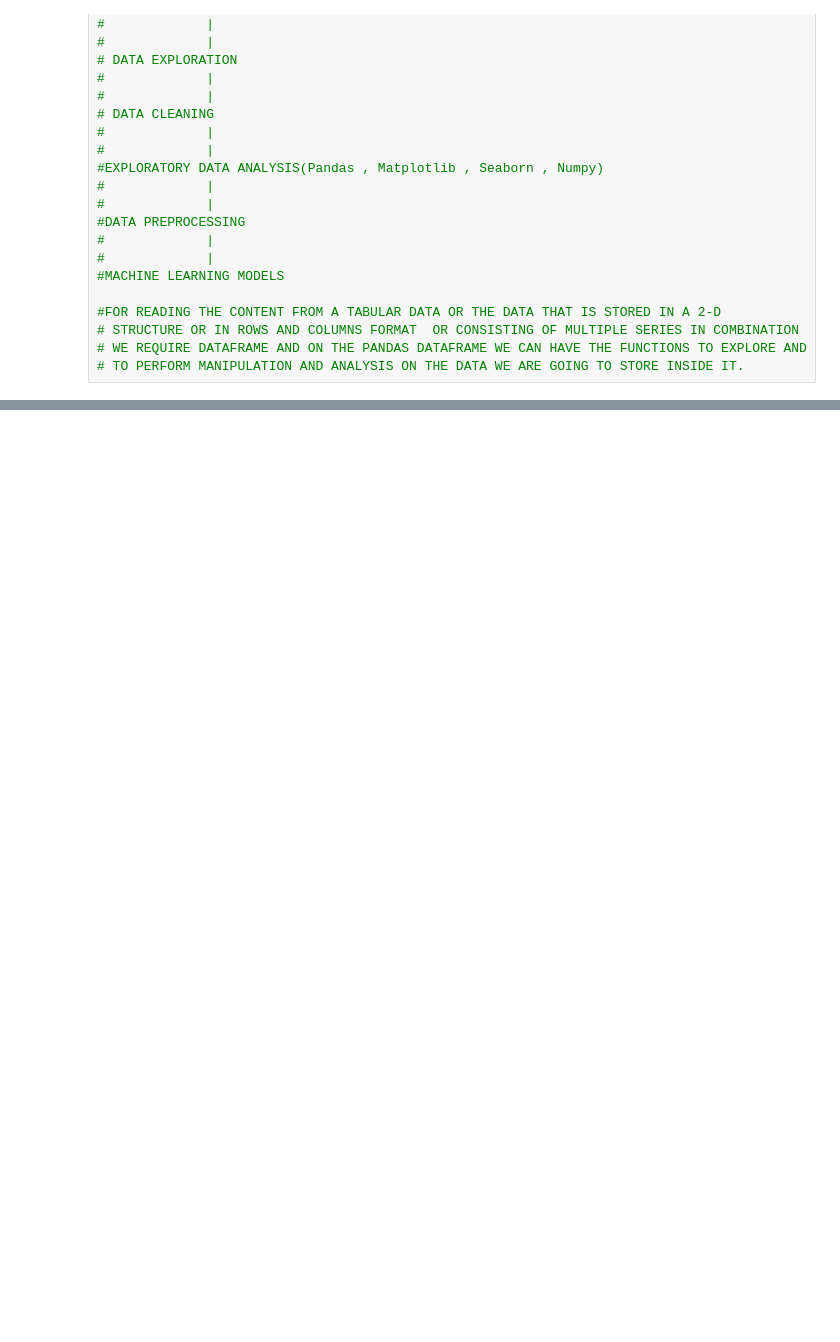
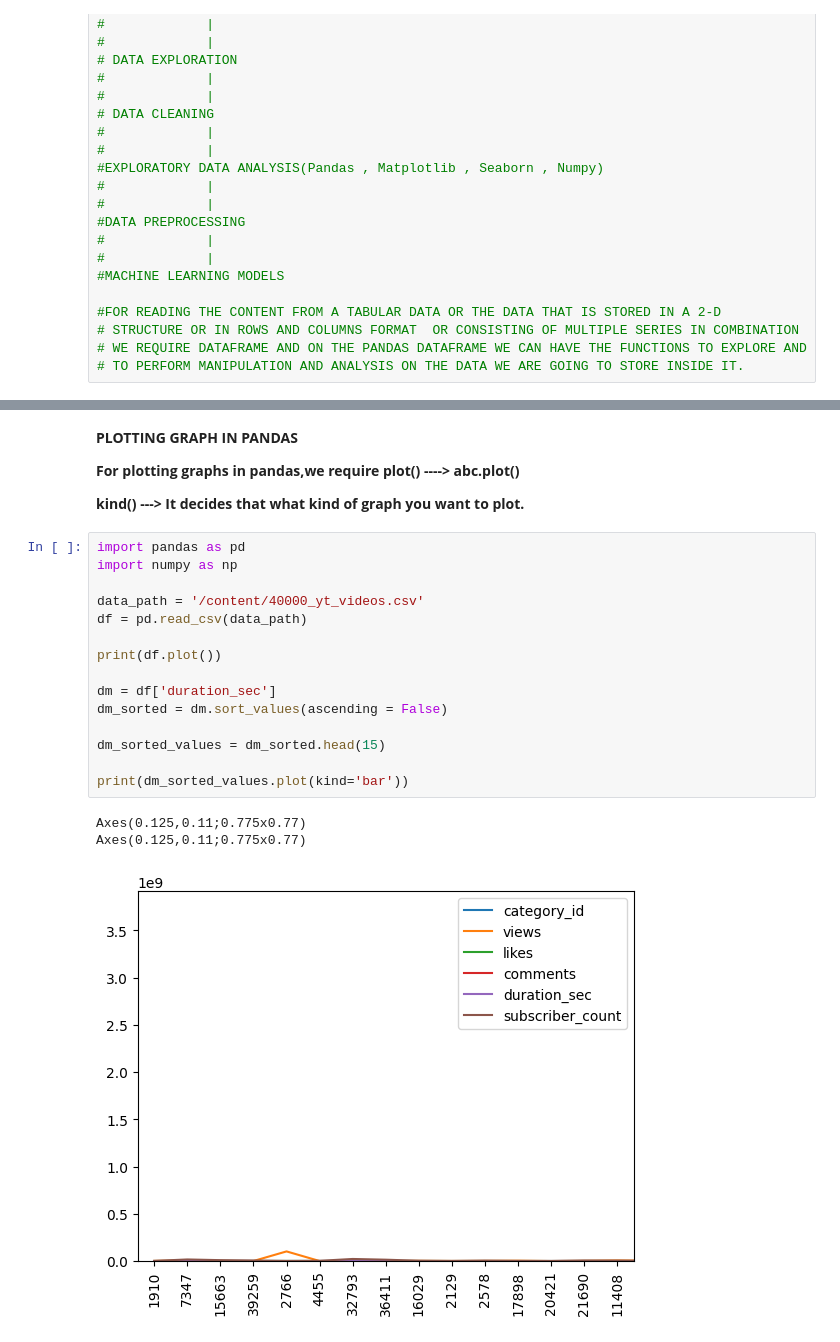
Before and after one commit to Legendkiller9855/GENRATIVE_AI, a Jupyter notebook: Pandas.ipynb, the cells around one changed output, grey strips where cells are left out. Saved outputs shown, nothing was run; the diff lists cells and outputs as text; blank space fills up the shorter version.

```diff
--- a/Pandas.ipynb
+++ b/Pandas.ipynb
@@ -576,0 +663,25 @@ Name: views, Length: 39997, dtype: int64
+# %% [markdown]
+**PLOTTING GRAPH IN PANDAS**
+
+**For plotting graphs in pandas,we require plot() ----> abc.plot()**
+
+**kind() ---> It decides that what kind of graph you want to plot.**
+# %%
+import pandas as pd
+import numpy as np
+
+data_path = '/content/40000_yt_videos.csv'
+df = pd.read_csv(data_path)
+
+print(df.plot())
+
+dm = df['duration_sec']
+dm_sorted = dm.sort_values(ascending = False)
+
+dm_sorted_values = dm_sorted.head(15)
+
+print(dm_sorted_values.plot(kind='bar'))
+# %% [output]
+Axes(0.125,0.11;0.775x0.77)
+Axes(0.125,0.11;0.775x0.77)
+[figure, added]
```
Also changed, not shown: parts of 6 cells of this notebook.
